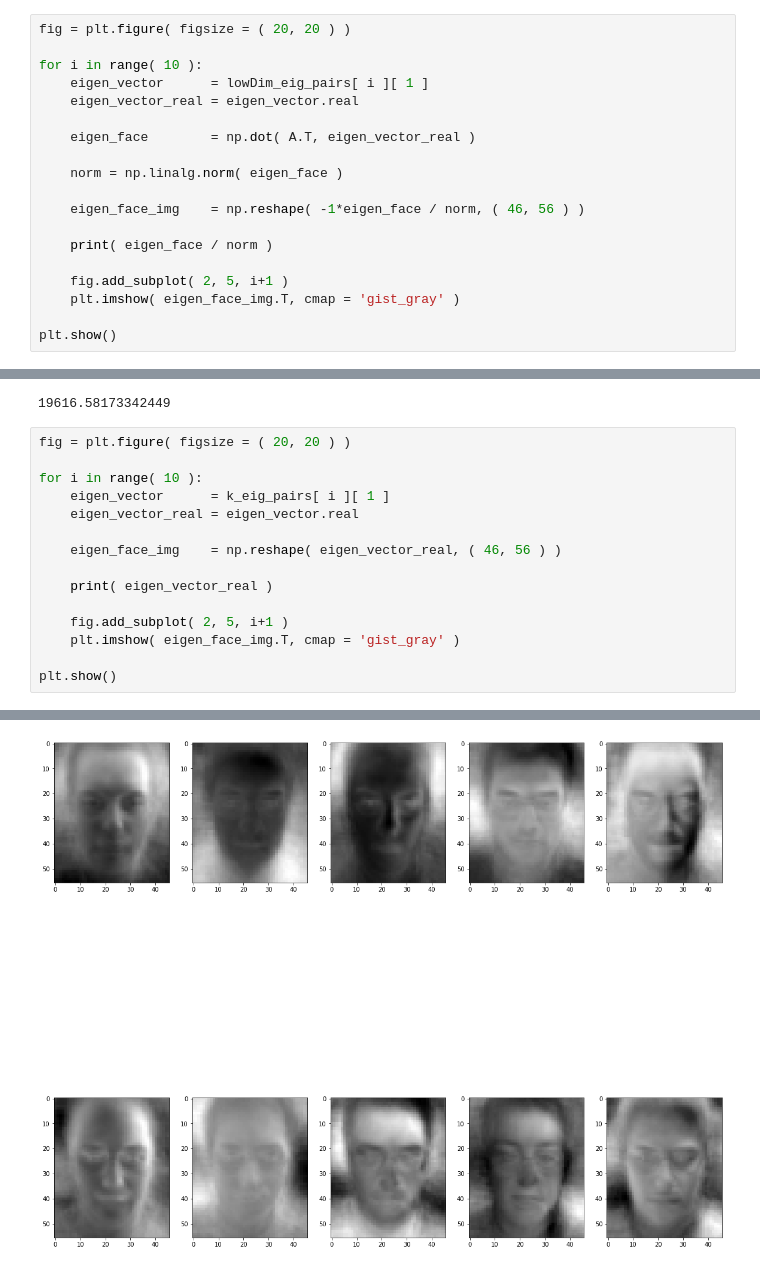
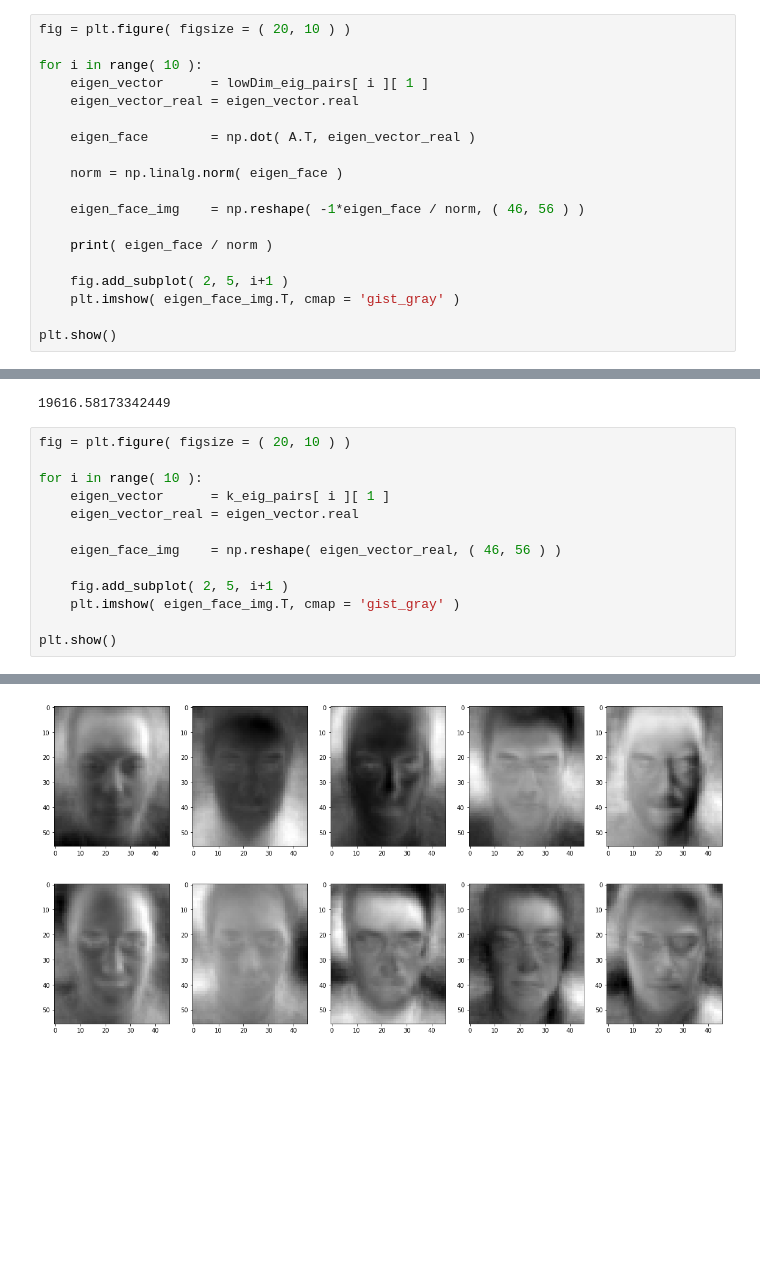
Before and after one commit to zl6114/pattern-recognition-18, a Jupyter notebook: Question1.ipynb, the cells around one changed output, grey strips where cells are left out. Drawn from its saved outputs; the diff is of its cells as text; blank space fills up the shorter version.

```diff
--- a/Question1.ipynb
+++ b/Question1.ipynb
@@ -434,7 +440,7 @@ print( lowDim_eig_pairs[ 0 ][ 0 ] )
 925024.7089041442
 925024.7089041435
 # %%
-fig = plt.figure( figsize = ( 20, 20 ) )
+fig = plt.figure( figsize = ( 20, 10 ) )
 
 for i in range( 10 ):
     eigen_vector      = lowDim_eig_pairs[ i ][ 1 ]
@@ -478,7 +484,7 @@ np.linalg.norm( eigen_face_0 )
 # %% [output]
 19616.58173342449
 # %%
-fig = plt.figure( figsize = ( 20, 20 ) )
+fig = plt.figure( figsize = ( 20, 10 ) )
 
 for i in range( 10 ):
     eigen_vector      = k_eig_pairs[ i ][ 1 ]
@@ -486,8 +492,6 @@ for i in range( 10 ):
 
     eigen_face_img    = np.reshape( eigen_vector_real, ( 46, 56 ) )
 
-    print( eigen_vector_real )
-
     fig.add_subplot( 2, 5, i+1 )
     plt.imshow( eigen_face_img.T, cmap = 'gist_gray' )
 
@@ -515 +500 @@ plt.show()
-[figure, old version]
+[figure, new version]
```
Also changed, not shown: parts of 4 cells of this notebook, 1 other file.
